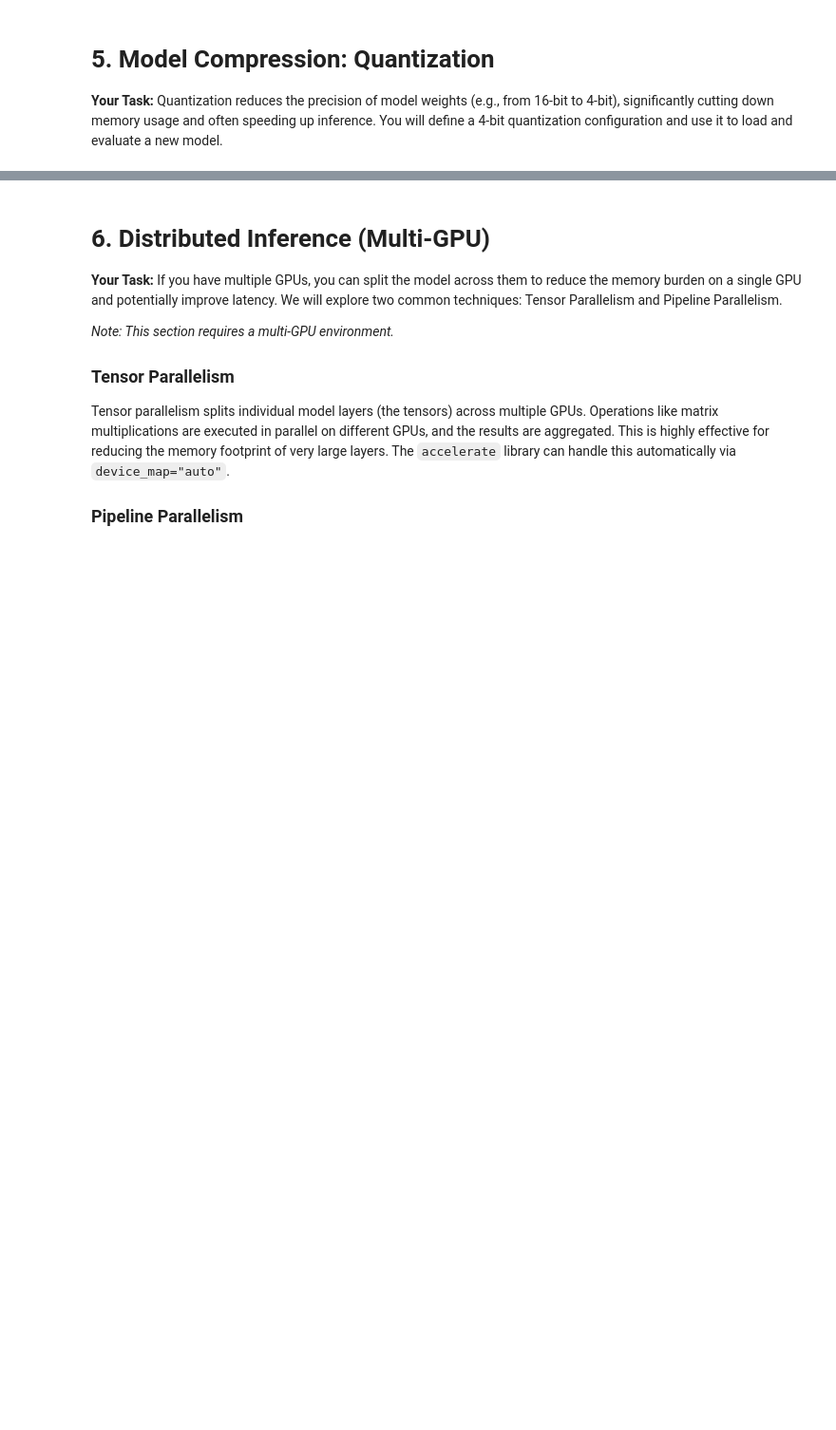
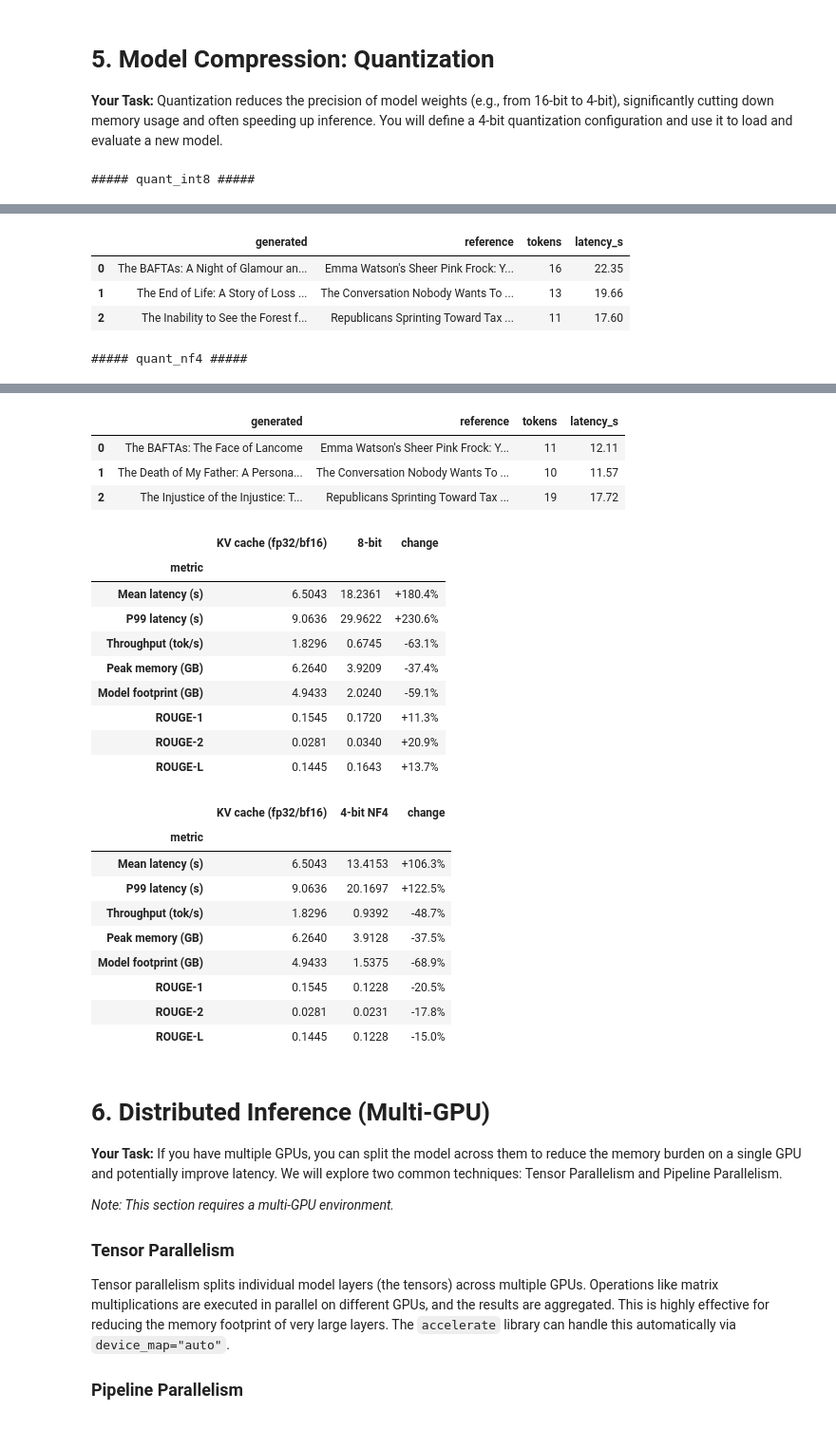
Before and after one commit to AmosBunde/UdaciHeadline, a Jupyter notebook: project/UdaciHeadline_Project_Starter.ipynb, the cells around one changed output, grey strips where cells are left out. Shown at 95% size. Cells and saved outputs as stored; diff of their text form; code cells hidden in the pictures; blank space fills up the shorter version.

```diff
--- a/project/UdaciHeadline_Project_Starter.ipynb
+++ b/project/UdaciHeadline_Project_Starter.ipynb
@@ -597,0 +588,46 @@ layer0.mlp.gate_proj: shape (8192, 2048), dtype torch.float32, sparsity 0.300, i
+# %%
+def validate_quantized_model(model, tokenizer, name):
+    """Basic functional checks for a quantized model: quantized modules exist, a forward pass gives finite
+    logits, and greedy generation produces non-empty text."""
+    q_layers = [n for n, m in model.named_modules() if type(m).__name__ in ("Linear8bitLt", "Linear4bit")]
+    ex = eval_dataset[0]["summary"]
+    with torch.no_grad():
+        logits = model(**tokenizer(build_prompt(ex), return_tensors="pt").to(model.device)).logits
+    finite = bool(torch.isfinite(logits.float()).all())
+    headline, lat, n_new = generate_headline(model, tokenizer, ex, kv_args)
+    ok = bool(q_layers) and finite and len(headline) > 0
+    print(f"[{name}] quantized Linear layers: {len(q_layers)} | finite logits: {finite} | "
+          f"sample headline ({n_new} tok, {lat:.2f}s): {headline!r} -> {'PASS' if ok else 'FAIL'}")
+    return {"quantized_layers": len(q_layers), "finite_logits": finite, "sample_headline": headline, "pass": ok}
+
+
+quant_configs = {
+    # 8-bit LLM.int8(): int8 weights with fp16 outlier decomposition
+    "quant_int8": BitsAndBytesConfig(load_in_8bit=True),
+    # 4-bit NF4 with double quantization (QLoRA-style); compute in bf16 on GPU / fp32 on CPU
+    "quant_nf4": BitsAndBytesConfig(load_in_4bit=True, bnb_4bit_quant_type="nf4", bnb_4bit_use_double_quant=True,
+                                    bnb_4bit_compute_dtype=torch.bfloat16 if DEVICE == "cuda" else torch.float32),
+}
+quant_metrics = {}
+for qname, qcfg in quant_configs.items():
+    print(f"\n##### {qname} #####")
+    try:
+        qmodel, qtok = load_model(MODEL_NAME, quantization_config=qcfg)
+        checks = validate_quantized_model(qmodel, qtok, qname)
+        quant_metrics[qname] = evaluate_model(eval_dataset, qmodel, qtok, kv_args, n=N_EVAL, label=qname,
+                                              extra={"validation": checks, "quantization": qcfg.to_dict()})
+        show_headlines(quant_metrics[qname], k=3)
+        del qmodel; gc.collect()
+        if DEVICE == "cuda": torch.cuda.empty_cache()
+    except Exception as e:
+        # bitsandbytes needs CUDA (or a recent CPU backend); record the failure instead of crashing the notebook
+        print(f"!! {qname} failed: {type(e).__name__}: {e}")
+        quant_metrics[qname] = {"label": qname, "error": f"{type(e).__name__}: {e}"}
+        json.dump(quant_metrics[qname], open(RESULTS_DIR / f"{qname}.json", "w"), indent=2)
+
+if "quant_int8" in quant_metrics and "error" not in quant_metrics["quant_int8"]:
+    compare(kv_metrics, quant_metrics["quant_int8"], "KV cache (fp32/bf16)", "8-bit")
+if "quant_nf4" in quant_metrics and "error" not in quant_metrics["quant_nf4"]:
+    compare(kv_metrics, quant_metrics["quant_nf4"], "KV cache (fp32/bf16)", "4-bit NF4")
+# %% [output]
+##### quant_int8 #####
@@ -597,0 +644,5 @@ layer0.mlp.gate_proj: shape (8192, 2048), dtype torch.float32, sparsity 0.300, i
+|  | generated | reference | tokens | latency_s |
+| 0 | The BAFTAs: A Night of Glamour an... | Emma Watson's Sheer Pink Frock: Y... | 16 | 22.35 |
+| 1 | The End of Life: A Story of Loss ... | The Conversation Nobody Wants To ... | 13 | 19.66 |
+| 2 | The Inability to See the Forest f... | Republicans Sprinting Toward Tax ... | 11 | 17.60 |
+##### quant_nf4 #####
@@ -598,3 +667,27 @@ layer0.mlp.gate_proj: shape (8192, 2048), dtype torch.float32, sparsity 0.300, i
+|  | generated | reference | tokens | latency_s |
+| 0 | The BAFTAs: The Face of Lancome | Emma Watson's Sheer Pink Frock: Y... | 11 | 12.11 |
+| 1 | The Death of My Father: A Persona... | The Conversation Nobody Wants To ... | 10 | 11.57 |
+| 2 | The Injustice of the Injustice: T... | Republicans Sprinting Toward Tax ... | 19 | 17.72 |
+|  | KV cache (fp32/bf16) | 8-bit | change |
+| metric |  |  |  |
+| Mean latency (s) | 6.5043 | 18.2361 | +180.4% |
+| P99 latency (s) | 9.0636 | 29.9622 | +230.6% |
+| Throughput (tok/s) | 1.8296 | 0.6745 | -63.1% |
+| Peak memory (GB) | 6.2640 | 3.9209 | -37.4% |
+| Model footprint (GB) | 4.9433 | 2.0240 | -59.1% |
+| ROUGE-1 | 0.1545 | 0.1720 | +11.3% |
+| ROUGE-2 | 0.0281 | 0.0340 | +20.9% |
+| ROUGE-L | 0.1445 | 0.1643 | +13.7% |
+|  | KV cache (fp32/bf16) | 4-bit NF4 | change |
+| metric |  |  |  |
+| Mean latency (s) | 6.5043 | 13.4153 | +106.3% |
+| P99 latency (s) | 9.0636 | 20.1697 | +122.5% |
+| Throughput (tok/s) | 1.8296 | 0.9392 | -48.7% |
+| Peak memory (GB) | 6.2640 | 3.9128 | -37.5% |
+| Model footprint (GB) | 4.9433 | 1.5375 | -68.9% |
+| ROUGE-1 | 0.1545 | 0.1228 | -20.5% |
+| ROUGE-2 | 0.0281 | 0.0231 | -17.8% |
+| ROUGE-L | 0.1445 | 0.1228 | -15.0% |
 # %% [markdown]
 # 6. Distributed Inference (Multi-GPU)
 
```
Also changed, not shown: parts of 4 cells of this notebook, 2 other files.
